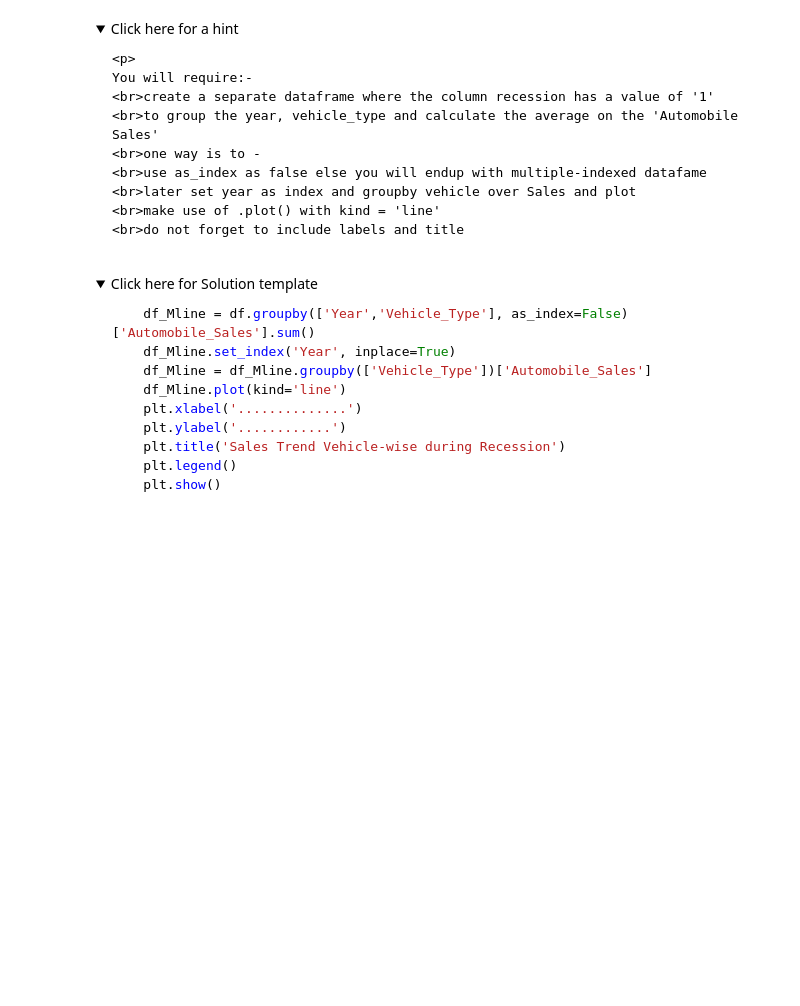
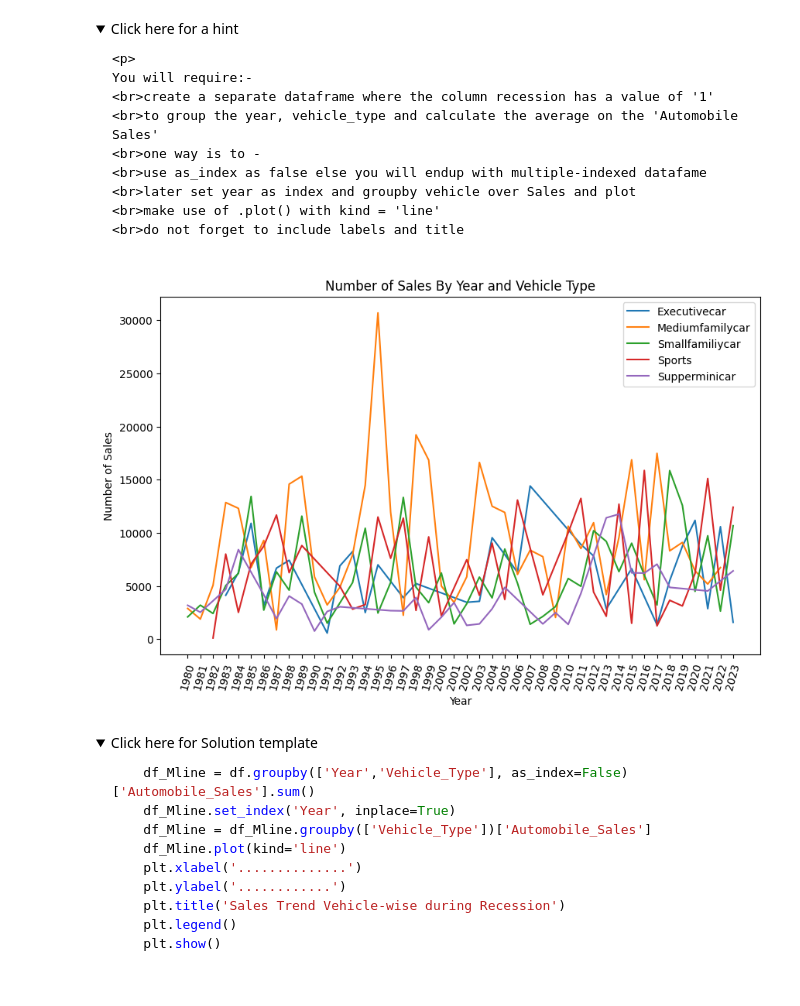
Before and after one commit to felix553/Data-Analyst-IBM-Course, a Jupyter notebook: Data Visualisation and Dashboards with Excel and Cognos/Week 5/DV0101EN-Exercise-Final-Assignment-Part-1-20230614-1686700800.jupyterlite.ipynb, the cells around one changed output. Saved outputs shown, nothing was run; the diff lists cells and outputs as text; code cells hidden in the pictures; folded sections open; blank space fills up the shorter version.

```diff
--- a/Data Visualisation and Dashboards with Excel and Cognos/Week 5/DV0101EN-Exercise-Final-Assignment-Part-1-20230614-1686700800.jupyterlite.ipynb
+++ b/Data Visualisation and Dashboards with Excel and Cognos/Week 5/DV0101EN-Exercise-Final-Assignment-Part-1-20230614-1686700800.jupyterlite.ipynb
@@ -231,6 +268,21 @@ Save this plot as "Line_Plot_1.png"</span><br>
     <br>make use of .plot() with kind = 'line'
     <br>do not forget to include labels and title
 </details>
+# %%
+df_year_vt = df.groupby(['Year', 'Vehicle_Type'], as_index=False)['Automobile_Sales'].sum()
+df_year_vt.set_index('Year', inplace=True)
+df_year_vt = df_year_vt.groupby(['Vehicle_Type'])['Automobile_Sales']
+plt.figure(figsize=(10,6))
+df_year_vt.plot(kind='line')
+plt.xticks(list(range(1980,2024)), rotation = 75)
+plt.xlabel('Year')
+plt.ylabel('Number of Sales')
+plt.title('Number of Sales By Year and Vehicle Type')
+plt.legend()
+plt.savefig('Line_Plot_2.png')
+plt.show()
+# %% [output]
+[figure, added]
 # %% [markdown]
 <details>
     <summary>Click here for Solution template</summary>
```
Also changed, not shown: parts of 11 cells of this notebook, 7 other files.
